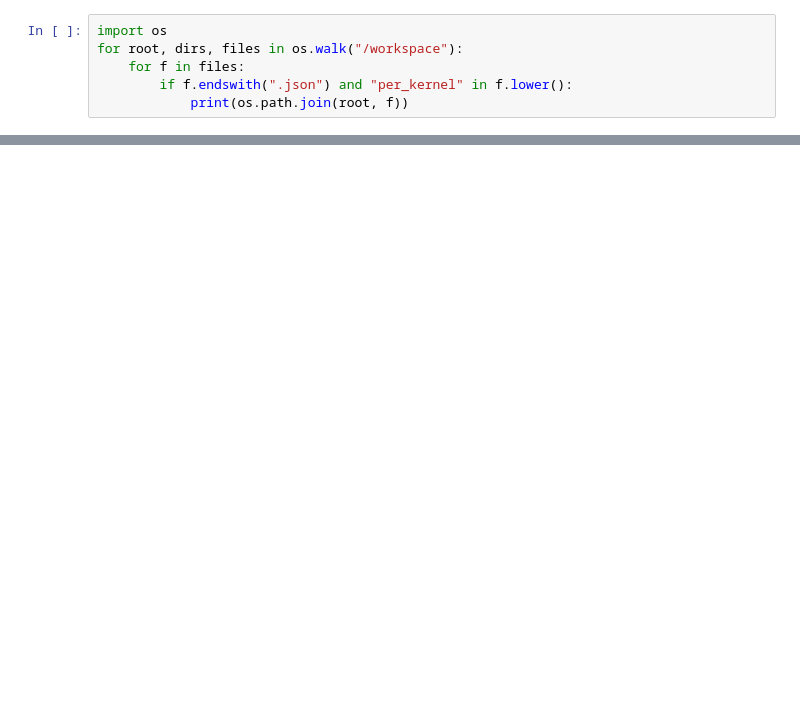
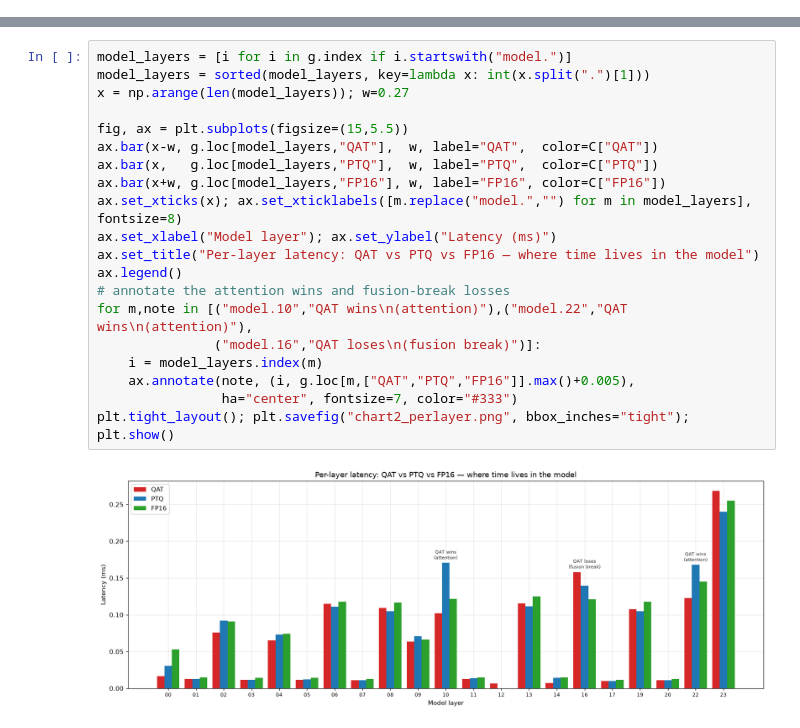
Before and after one commit to mathisL04/Medtronic-UCL-QAT, a Jupyter notebook: qat_vs_ptq_kernel_profiling.ipynb, the cells around one changed output, grey strips where cells are left out. Cells and saved outputs as stored; diff of their text form; blank space fills up the shorter version.

```diff
--- a/qat_vs_ptq_kernel_profiling.ipynb
+++ b/qat_vs_ptq_kernel_profiling.ipynb
@@ -28,7 +20 @@ def load_profile(path):
     return df
-# %%
-import os
-for root, dirs, files in os.walk("/workspace"):
-    for f in files:
-        if f.endswith(".json") and "per_kernel" in f.lower():
-            print(os.path.join(root, f))
@@ -332,0 +673,22 @@ for f in ["chart_op_category.png","chart_penalty_pie.png","chart_kernel_counts.p
+# %%
+model_layers = [i for i in g.index if i.startswith("model.")]
+model_layers = sorted(model_layers, key=lambda x: int(x.split(".")[1]))
+x = np.arange(len(model_layers)); w=0.27
+
+fig, ax = plt.subplots(figsize=(15,5.5))
+ax.bar(x-w, g.loc[model_layers,"QAT"],  w, label="QAT",  color=C["QAT"])
+ax.bar(x,   g.loc[model_layers,"PTQ"],  w, label="PTQ",  color=C["PTQ"])
+ax.bar(x+w, g.loc[model_layers,"FP16"], w, label="FP16", color=C["FP16"])
+ax.set_xticks(x); ax.set_xticklabels([m.replace("model.","") for m in model_layers], fontsize=8)
+ax.set_xlabel("Model layer"); ax.set_ylabel("Latency (ms)")
+ax.set_title("Per-layer latency: QAT vs PTQ vs FP16 — where time lives in the model")
+ax.legend()
+# annotate the attention wins and fusion-break losses
+for m,note in [("model.10","QAT wins\n(attention)"),("model.22","QAT wins\n(attention)"),
+               ("model.16","QAT loses\n(fusion break)")]:
+    i = model_layers.index(m)
+    ax.annotate(note, (i, g.loc[m,["QAT","PTQ","FP16"]].max()+0.005),
+                ha="center", fontsize=7, color="#333")
+plt.tight_layout(); plt.savefig("chart2_perlayer.png", bbox_inches="tight"); plt.show()
+# %% [output]
+[figure, added]
```
Also changed, not shown: parts of 50 cells of this notebook, 5 other files.
